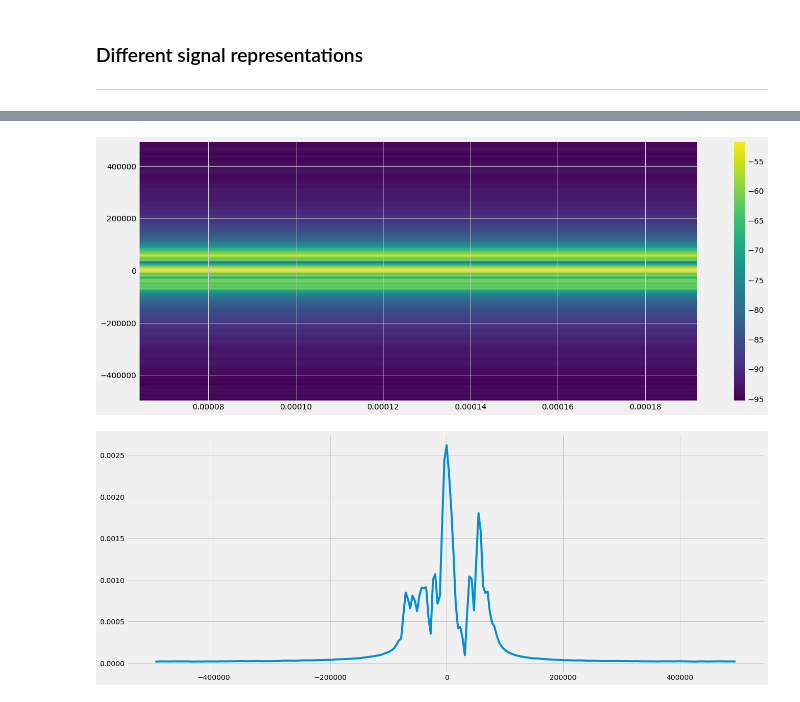
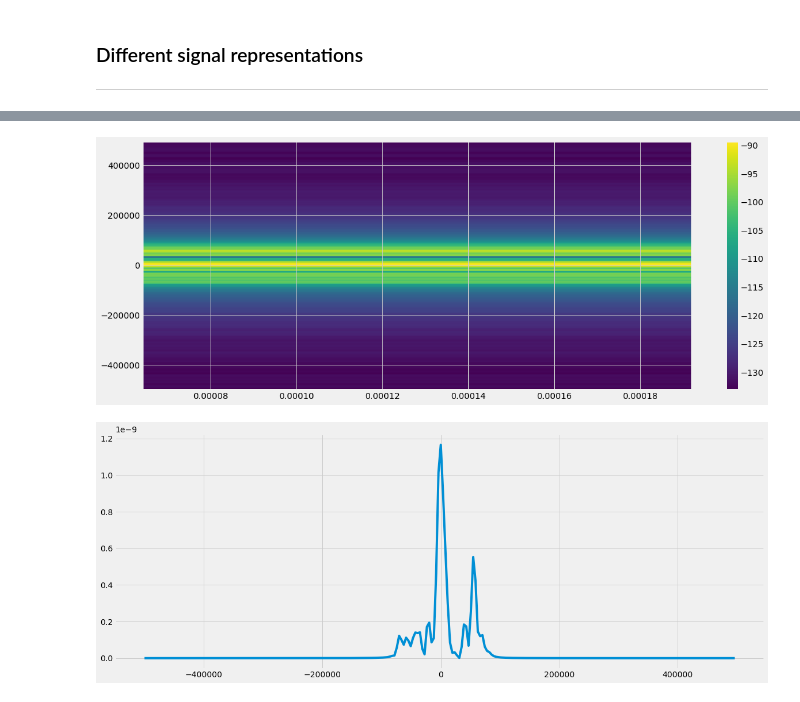
Before and after one commit to dsaharia/BTP-1-modulation_classification, a Jupyter notebook: Notebooks/00_basics_2016.10A.ipynb, the cells around one changed output, grey strips where cells are left out. Saved outputs shown, nothing was run; the diff lists cells and outputs as text; code cells hidden in the pictures.

```diff
--- a/Notebooks/00_basics_2016.10A.ipynb
+++ b/Notebooks/00_basics_2016.10A.ipynb
@@ -74,13 +108,13 @@ NameError: name 'c' is not defined
 # %%
 ex = data[("QAM16", 18)][0]
 i = ex[0]
 q = ex[1]
 c = i + 1j * q
-s = plt.specgram(c,  Fs=1000000, mode='magnitude')
+s = plt.specgram(c,  Fs=1000000, mode='psd')
 plt.colorbar()
 plt.show()
 plt.plot(s[1], s[0])
 plt.show()
 # %% [output]
-[figure, old version]
+[figure, new version]
-[figure, old version]
+[figure, new version]
```
Also changed, not shown: parts of 10 cells of this notebook.
